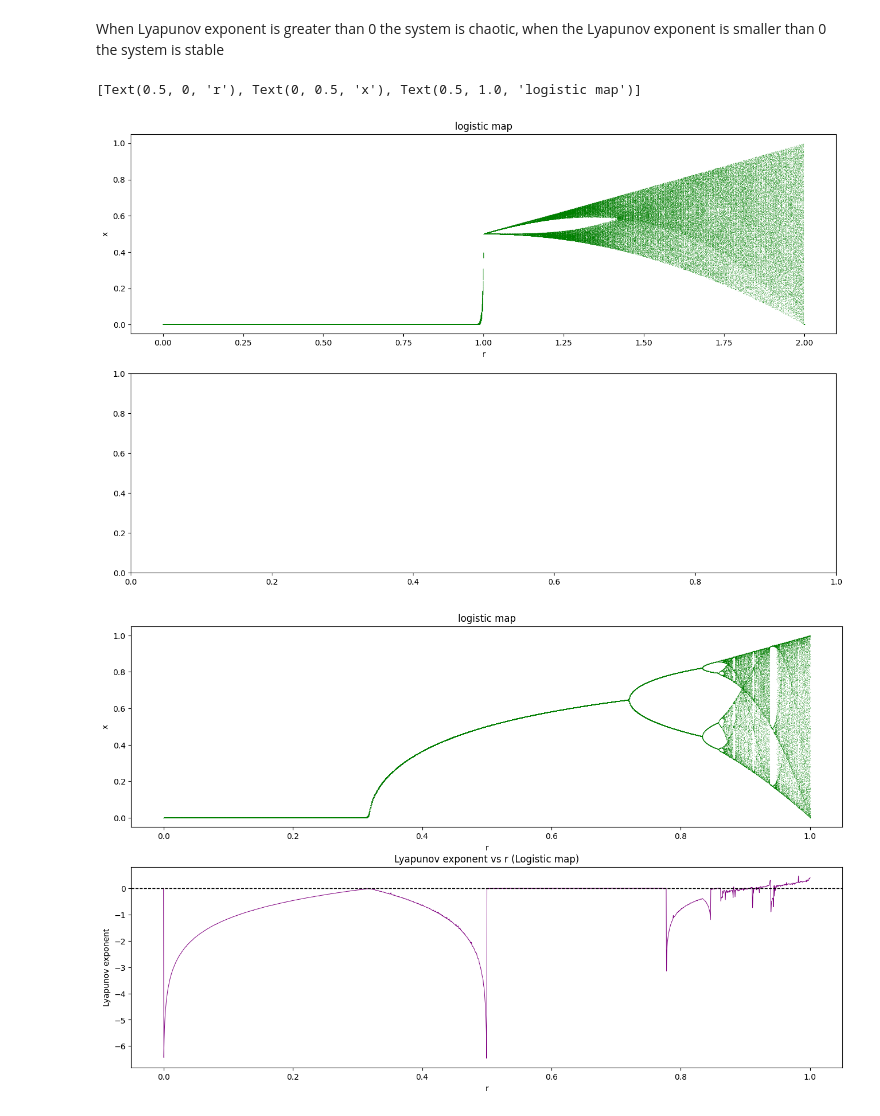
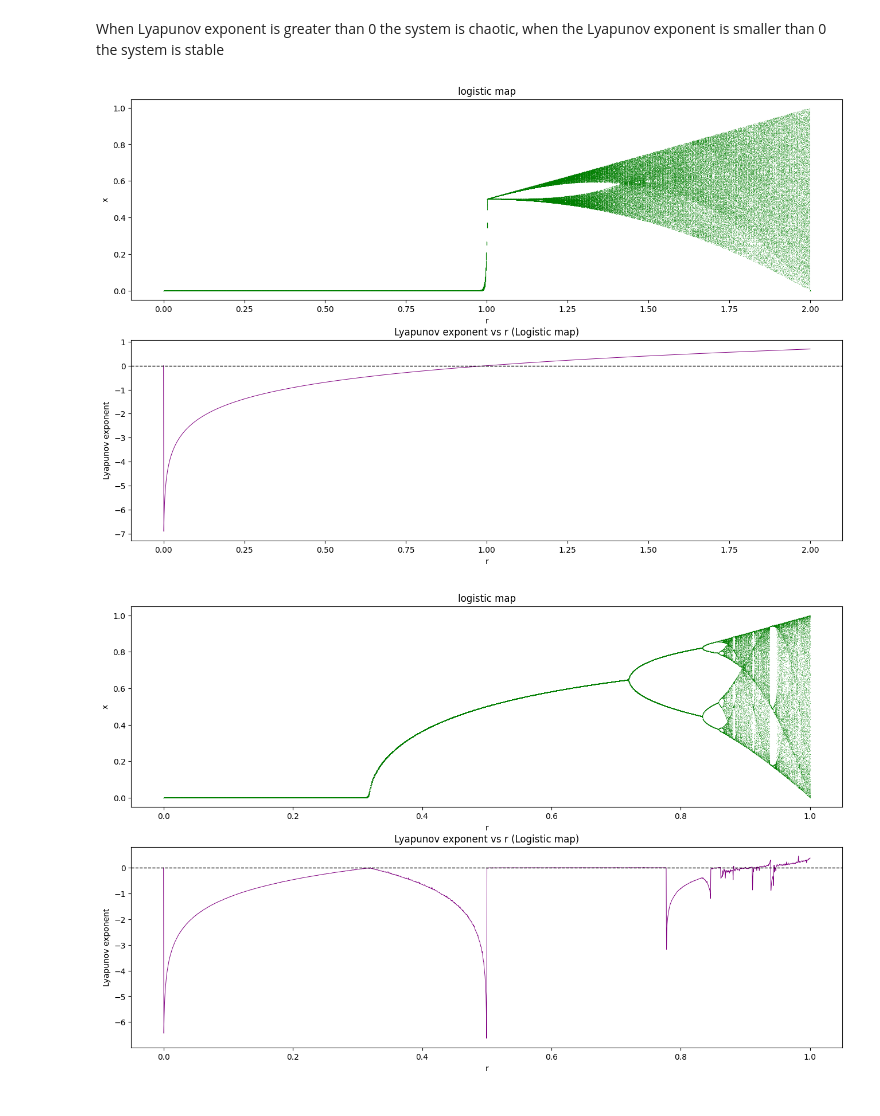
Before and after one commit to SalomoneCro/Neural-Networks, a Jupyter notebook: DifferentialEquations/LogisticMap.ipynb, the cells around one changed output. Saved outputs shown, nothing was run; the diff lists cells and outputs as text; code cells hidden in the pictures.

```diff
--- a/DifferentialEquations/LogisticMap.ipynb
+++ b/DifferentialEquations/LogisticMap.ipynb
@@ -91,7 +91,7 @@ time_iterations_per_r = 400
 limit = 200
 values = np.zeros(time_iterations_per_r)
 
-fig, ax = plt.subplots(nrows=2, ncols=1, figsize=(16,10))
+fig, ax = plt.subplots(nrows=2, ncols=1, figsize=(16,12))
 
 #set random initial condition (x0) between 0 and 1
 values[0] = np.random.rand()
@@ -140,53 +140,52 @@ def carp_map_fctn(xt, r):
     else: return ValueError
 
 #Bifurcation
 
 rs = np.linspace(0, 2, 2000)
 time_iterations_per_r = 400
 limit = 150
 values = np.zeros(time_iterations_per_r)
 
 fig, ax = plt.subplots(nrows=2, ncols=1, figsize=(16,10))
 
 #set random initial condition (x0) between 0 and 1
 values[0] = np.random.rand()
 
 for r in rs:
     for i in range(time_iterations_per_r - 1):
         values[i+1] = carp_map_fctn(values[i], r)
 
     ax[0].plot([r] * limit, values[time_iterations_per_r - limit :],"g*", markersize=0.05)
 ax[0].set(xlabel="r", ylabel="x", title="logistic map")
 
 #Lyapunov
 
-# lyapunov = np.zeros_like(rs)
+lyapunov = np.zeros_like(rs)
 
-# # Iterar sobre cada valor de r
-# for i, r in enumerate(rs):
-#     x = np.random.rand()  # Condición inicial
-#     sum_lyapunov = 0
+# Iterar sobre cada valor de r
+for i, r in enumerate(rs):
+    x = np.random.rand()  # Condición inicial
+    sum_lyapunov = 0
 
-#     for j in range(time_iterations_per_r):
-#         # Derivada de la función logística
-#         derivative = abs(r * (1 - 2 * x))
-#         if derivative > 0:  # Evitar logaritmos de números negativos o cero
-#             sum_lyapunov += np.log(derivative)
+    for j in range(time_iterations_per_r):
+        # Derivada de la función logística
+        derivative = r
+        if derivative > 0:  # Evitar logaritmos de números negativos o cero
+            sum_lyapunov += np.log(derivative)
 
-#         # Ecuación logística
-#         x = f(x,r)
+        # Ecuación logística
+        x = f(x,r)
 
-#     # Promedio del exponente de Lyapunov en las últimas iteraciones
-#     lyapunov[i] = sum_lyapunov / time_iterations_per_r
+    # Promedio del exponente de Lyapunov en las últimas iteraciones
+    lyapunov[i] = sum_lyapunov / time_iterations_per_r
 
-# ax[1].plot(rs, lyapunov, lw=0.7, color="purple")
-# ax[1].axhline(0, linestyle='--', color='k', lw=1)
-# ax[1].set(xlabel="r", ylabel="Lyapunov exponent", title="Lyapunov exponent vs r (Logistic map)")
+ax[1].plot(rs, lyapunov, lw=0.7, color="purple")
+ax[1].axhline(0, linestyle='--', color='k', lw=1)
+ax[1].set(xlabel="r", ylabel="Lyapunov exponent", title="Lyapunov exponent vs r (Logistic map)")
 
-# plt.show()
+plt.show()
 # %% [output]
-[Text(0.5, 0, 'r'), Text(0, 0.5, 'x'), Text(0.5, 1.0, 'logistic map')]
-[figure, old version]
+[figure, new version]
 # %%
 def sin_map_fctn(xt, r):
     return r * np.sin(np.pi*xt)
```
Also changed, not shown: parts of 1 cell of this notebook, 1 other file.
